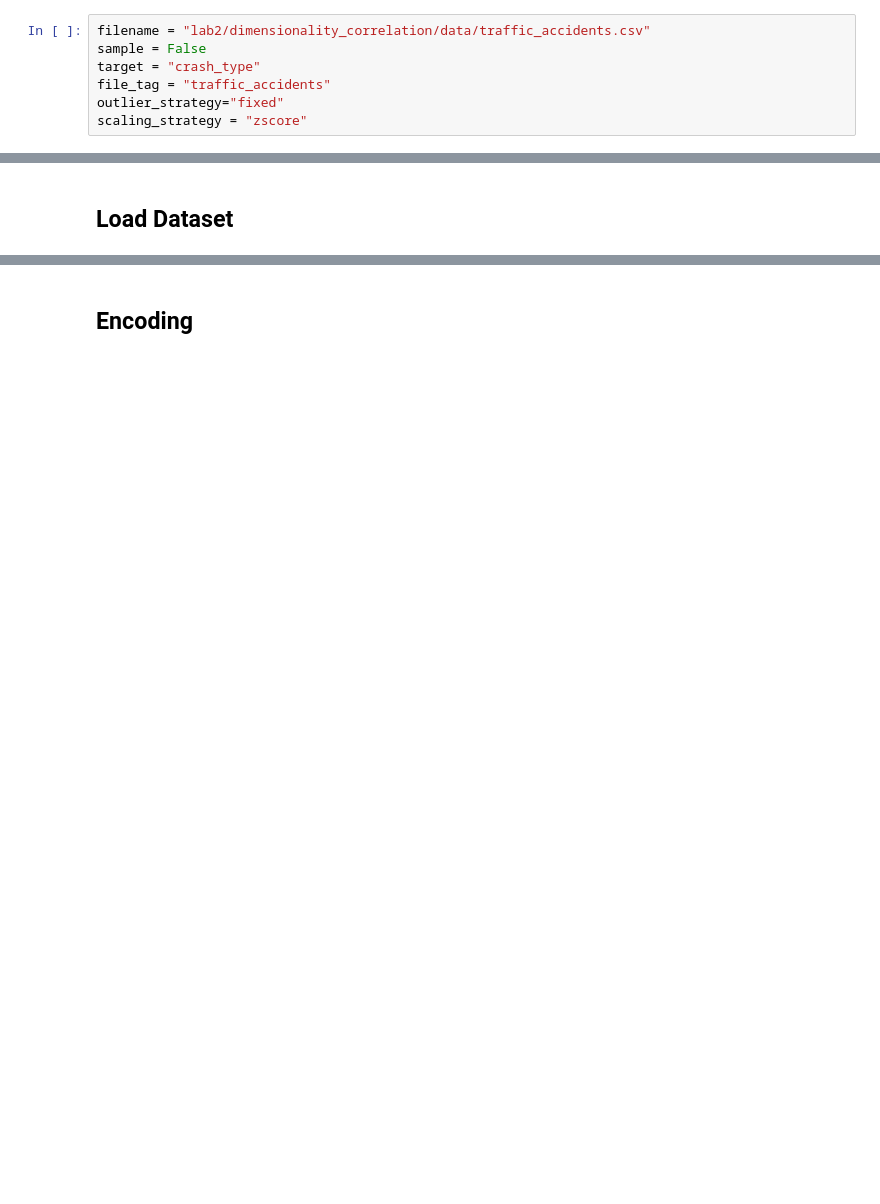
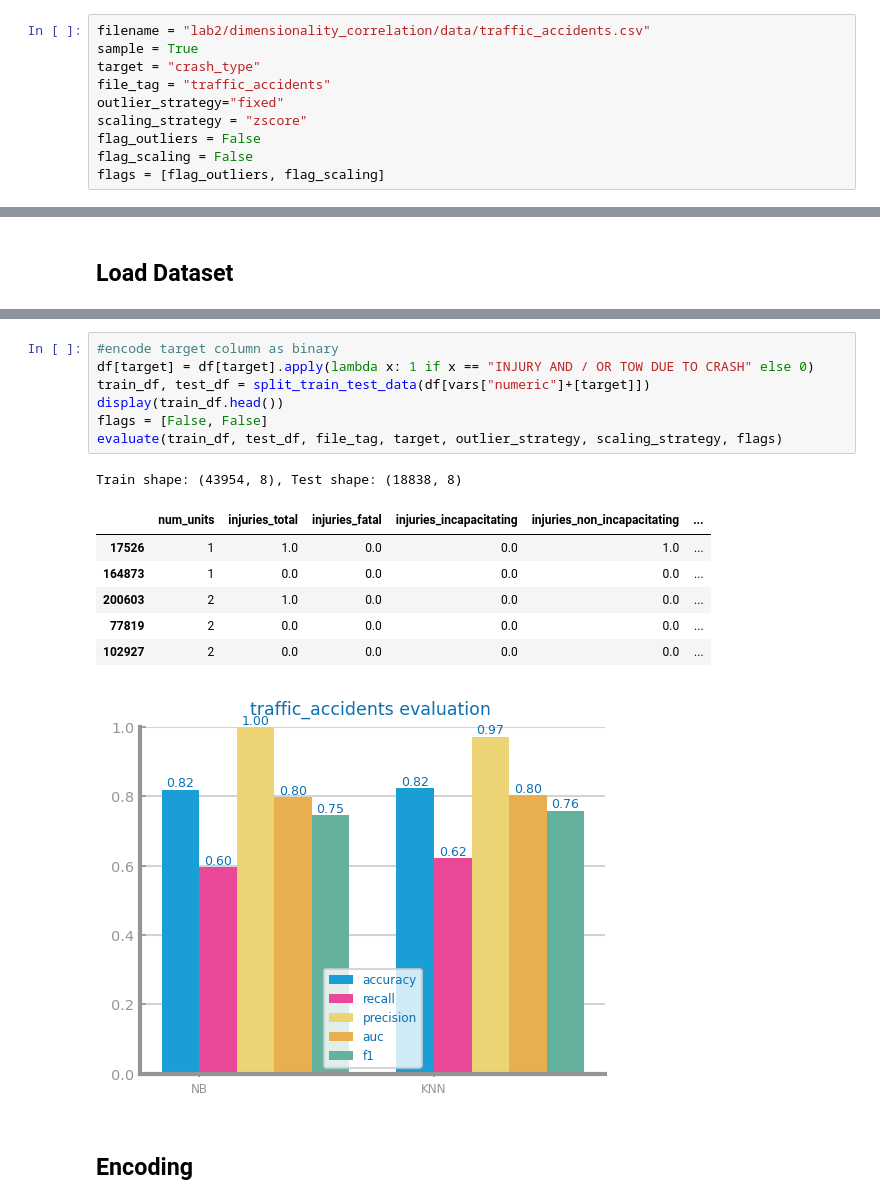
Before and after one commit to mpupo-co/ds-project-ist, a Jupyter notebook: lab3.ipynb, the cells around one changed output, grey strips where cells are left out. Drawn from its saved outputs; the diff is of its cells as text; blank space fills up the shorter version.

```diff
--- a/lab3.ipynb
+++ b/lab3.ipynb
@@ -64,11 +74,14 @@ from matplotlib.pyplot import savefig, show, figure
 from dslabs_functions import plot_multibar_chart, CLASS_EVAL_METRICS, run_NB, run_KNN, encode_cyclic_variables, dummify, determine_outlier_thresholds_for_var
 # %%
 filename = "lab2/dimensionality_correlation/data/traffic_accidents.csv"
-sample = False
+sample = True
 target = "crash_type"
 file_tag = "traffic_accidents"
 outlier_strategy="fixed"
 scaling_strategy = "zscore"
+flag_outliers = False
+flag_scaling = False
+flags = [flag_outliers, flag_scaling]
 # %%
 def load_dataset(filename: str, sample: bool = False) -> DataFrame:
     df: DataFrame = read_csv(filename, na_values="")
@@ -325,3 +378,19 @@ for c in vars["symbolic"]:
+# %%
+#encode target column as binary
+df[target] = df[target].apply(lambda x: 1 if x == "INJURY AND / OR TOW DUE TO CRASH" else 0)
+train_df, test_df = split_train_test_data(df[vars["numeric"]+[target]])
+display(train_df.head())
+flags = [False, False]
+evaluate(train_df, test_df, file_tag, target, outlier_strategy, scaling_strategy, flags)
+# %% [output]
+Train shape: (43954, 8), Test shape: (18838, 8)
+|  | num_units | injuries_total | injuries_fatal | injuries_incapacitating | injuries_non_incapacitating | ... |
+| 17526 | 1 | 1.0 | 0.0 | 0.0 | 1.0 | ... |
+| 164873 | 1 | 0.0 | 0.0 | 0.0 | 0.0 | ... |
+| 200603 | 2 | 1.0 | 0.0 | 0.0 | 0.0 | ... |
+| 77819 | 2 | 0.0 | 0.0 | 0.0 | 0.0 | ... |
+| 102927 | 2 | 0.0 | 0.0 | 0.0 | 0.0 | ... |
+[figure, added]
 # %% [markdown]
 ## Encoding
 # %%
```
Also changed, not shown: parts of 10 cells of this notebook, 8 other files.
